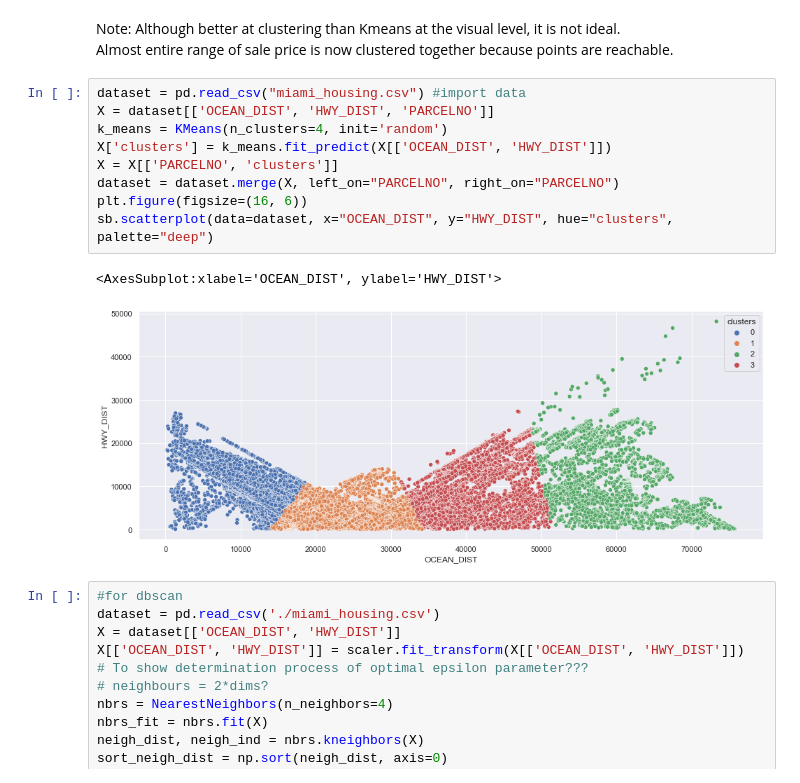
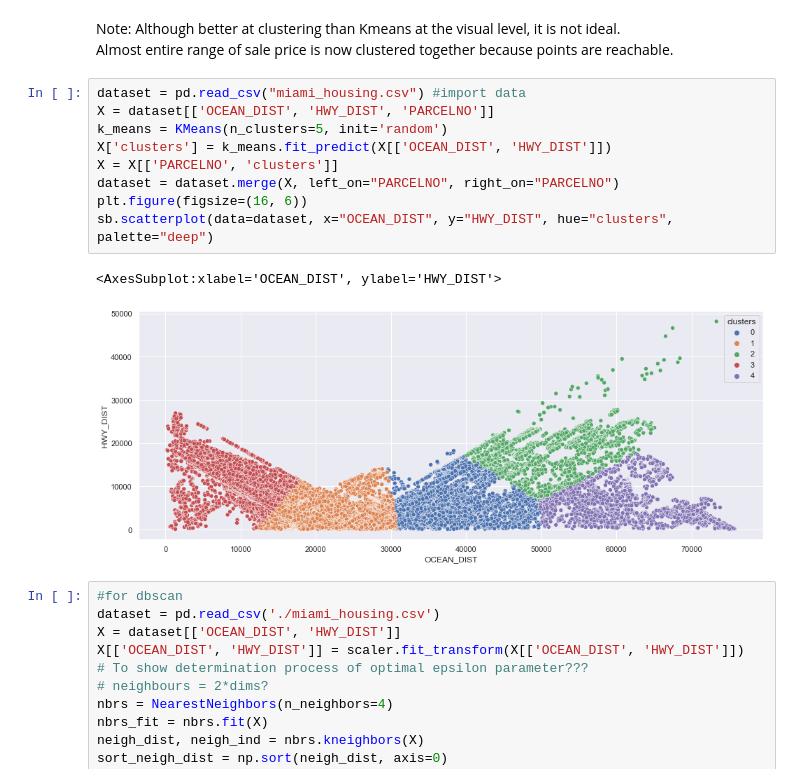
Before and after one commit to S-Samiksha/ClusteringAnalysis, a Jupyter notebook: Kmeans and Kmeans++.ipynb, the cells around one changed output. Saved outputs shown, nothing was run; the diff lists cells and outputs as text.

```diff
--- a/Kmeans and Kmeans++.ipynb
+++ b/Kmeans and Kmeans++.ipynb
@@ -337,15 +321,15 @@ Almost entire range of sale price is now clustered together because points are r
 # %%
 dataset = pd.read_csv("miami_housing.csv") #import data
 X = dataset[['OCEAN_DIST', 'HWY_DIST', 'PARCELNO']]
-k_means = KMeans(n_clusters=4, init='random')
+k_means = KMeans(n_clusters=5, init='random')
 X['clusters'] = k_means.fit_predict(X[['OCEAN_DIST', 'HWY_DIST']])
 X = X[['PARCELNO', 'clusters']]
 dataset = dataset.merge(X, left_on="PARCELNO", right_on="PARCELNO")
 plt.figure(figsize=(16, 6))
 sb.scatterplot(data=dataset, x="OCEAN_DIST", y="HWY_DIST", hue="clusters", palette="deep")
 # %% [output]
 <AxesSubplot:xlabel='OCEAN_DIST', ylabel='HWY_DIST'>
-[figure, old version]
+[figure, new version]
 # %%
 #for dbscan
 dataset = pd.read_csv('./miami_housing.csv')
```
Also changed, not shown: parts of 8 cells of this notebook.
